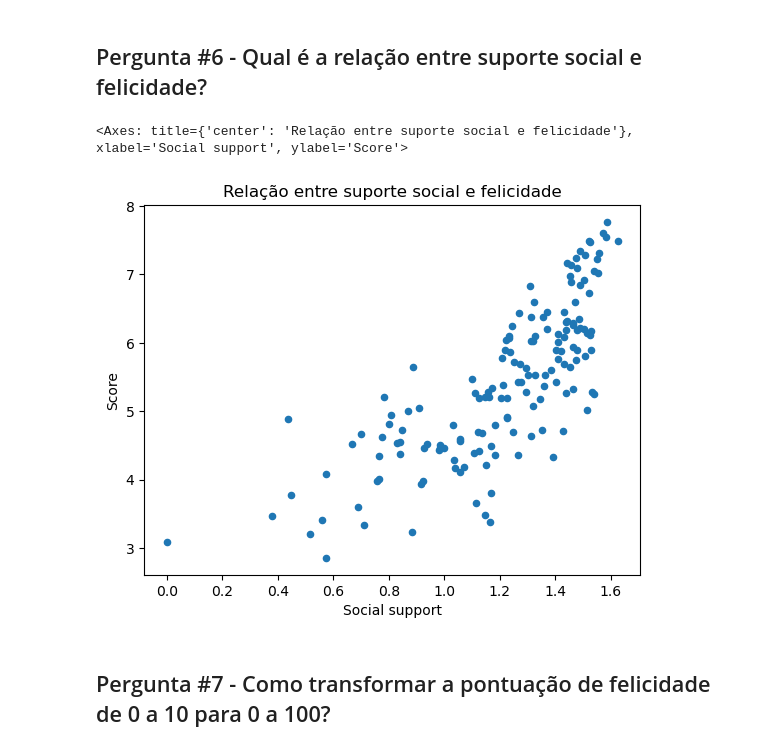
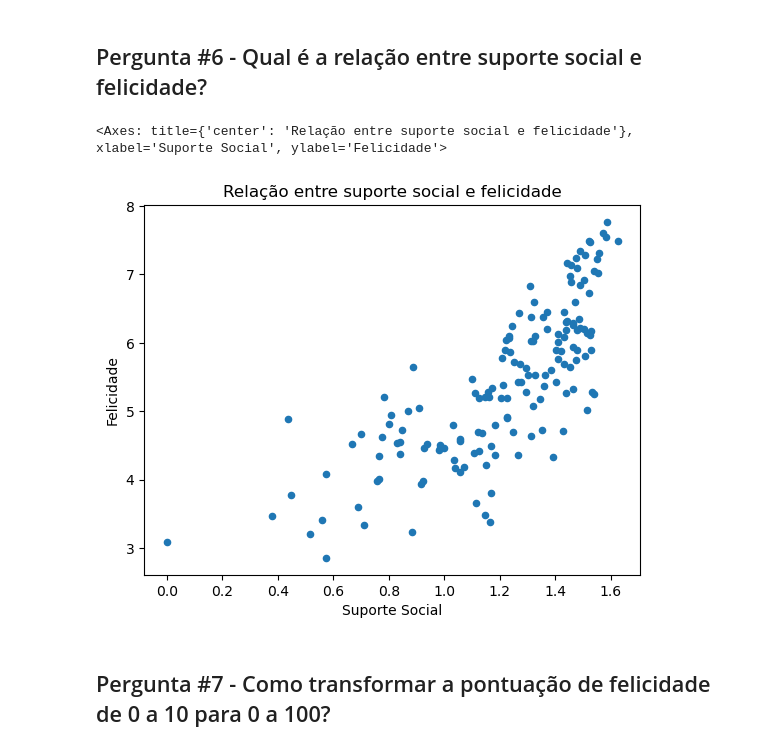
Before and after one commit to Gastaldl/Analise-do-Ranking-dos-Paises-Em-Felicidade, a Jupyter notebook: Projeto Pandas World Happiness Data.ipynb, the cells around one changed output. Cells and saved outputs as stored; diff of their text form; code cells hidden in the pictures.

```diff
--- a/Projeto Pandas World Happiness Data.ipynb
+++ b/Projeto Pandas World Happiness Data.ipynb
@@ -400,10 +364,10 @@ _ = df.hist(figsize = (10, 10))
 # %% [markdown]
 ## Pergunta #6 - Qual é a relação entre suporte social e felicidade?
 # %%
-df.plot(x = "Social support", y = "Score", kind = "scatter", title = "Relação entre suporte social e felicidade")
+df.plot(x = "Social support", y = "Score", kind = "scatter", title = "Relação entre suporte social e felicidade", xlabel = "Suporte Social", ylabel = "Felicidade")
 # %% [output]
-<Axes: title={'center': 'Relação entre suporte social e felicidade'}, xlabel='Social support', ylabel='Score'>
+<Axes: title={'center': 'Relação entre suporte social e felicidade'}, xlabel='Suporte Social', ylabel='Felicidade'>
-[figure, old version]
+[figure, new version]
 # %% [markdown]
 ## Pergunta #7 - Como transformar a pontuação de felicidade de 0 a 10 para 0 a 100?
 # %%
```
Also changed, not shown: parts of 7 cells of this notebook.
